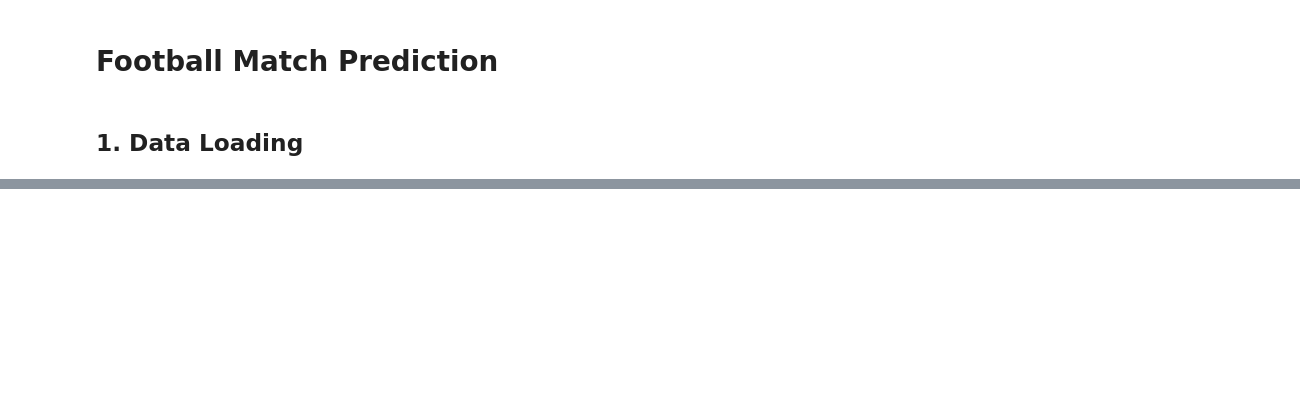
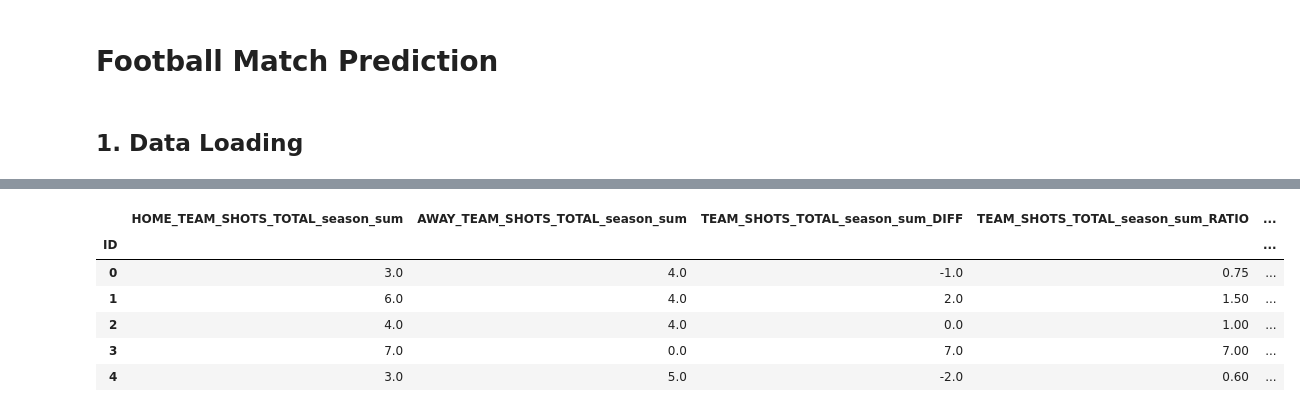
Before and after one commit to luckerma/ml_project, a Jupyter notebook: main.ipynb, the cells around one changed output, grey strips where cells are left out. Saved outputs shown, nothing was run; the diff lists cells and outputs as text; code cells hidden in the pictures; blank space fills up the shorter version.

```diff
--- a/main.ipynb
+++ b/main.ipynb
@@ -415,0 +422,81 @@ Away Player Summary Statistics:
+# %%
+
+
+def preprocess_features(home_team: pd.DataFrame, away_team: pd.DataFrame) -> pd.DataFrame:
+    """Generate cleaned and engineered features."""
+
+    # Keep only numeric columns
+    home_team = home_team.select_dtypes(exclude='object')
+    away_team = away_team.select_dtypes(exclude='object')
+
+    # Create base feature set
+    features = pd.DataFrame(index=home_team.index)
+
+    # Add raw features
+    for col in home_team.columns:
+        if col.startswith('HOME_'):
+            base_name = col.replace('HOME_', '')
+            away_col = f'AWAY_{base_name}'
+
+            if away_col in away_team.columns:
+                # Add individual features
+                features[col] = home_team[col]
+                features[away_col] = away_team[away_col]
+
+                # Add difference feature
+                features[f'{base_name}_DIFF'] = home_team[col] - away_team[away_col]
+
+                # Add ratio feature (handling zeros)
+                denom = away_team[away_col].replace(0, 1)
+                features[f'{base_name}_RATIO'] = home_team[col] / denom
+
+    # Handle missing values
+    features = features.fillna(0)
+
+    # Calculate variance for all features
+    variance = features.var()
+
+    # Remove constant/low variance features
+    features = features[features.columns[variance > 0.01]]
+
+    # Validate preprocessing
+    validate_preprocessing(features, variance)
+
+    # Plot feature distributions
+    #plot_feature_distributions(features)
+
+    return features
+
+def validate_preprocessing(features: pd.DataFrame, variance: pd.Series) -> None:
+    # Check for any remaining missing values
+    assert features.isna().sum().sum() == 0, "Found missing values"
+
+    # Check for infinite values
+    assert np.isinf(features).sum().sum() == 0, "Found infinite values"
+
+    # Print shape before/after to see impact of feature removal
+    print(f"Final feature shape: {features.shape}")
+    print(f"Features removed: {len(variance[variance <= 0.01])}")
+
+def plot_feature_distributions(features: pd.DataFrame) -> None:
+    plt.figure(figsize=(15, 5))
+
+    # Distribution of differences
+    diff_cols = [col for col in features.columns if col.endswith('_DIFF')]
+    features[diff_cols].boxplot()
+    plt.xticks(rotation=90)
+    plt.title('Distribution of Difference Features')
+    plt.tight_layout()
+    plt.show()
+
+    # Correlation heatmap of key features
+    plt.figure(figsize=(10, 10))
+    sns.heatmap(features.corr(), cmap='RdBu', center=0)
+    plt.title('Feature Correlations')
+    plt.tight_layout()
+    plt.show()
+
+
+processed_features = preprocess_features(train_home_team, train_away_team)
+processed_features.head()
+# %% [output]
@@ -415,0 +505,7 @@ Away Player Summary Statistics:
+|  | HOME_TEAM_SHOTS_TOTAL_season_sum | AWAY_TEAM_SHOTS_TOTAL_season_sum | TEAM_SHOTS_TOTAL_season_sum_DIFF | TEAM_SHOTS_TOTAL_season_sum_RATIO | ... |
+| ID |  |  |  |  | ... |
+| 0 | 3.0 | 4.0 | -1.0 | 0.75 | ... |
+| 1 | 6.0 | 4.0 | 2.0 | 1.50 | ... |
+| 2 | 4.0 | 4.0 | 0.0 | 1.00 | ... |
+| 3 | 7.0 | 0.0 | 7.0 | 7.00 | ... |
+| 4 | 3.0 | 5.0 | -2.0 | 0.60 | ... |
```
Also changed, not shown: parts of 19 cells of this notebook, 4 other files.
